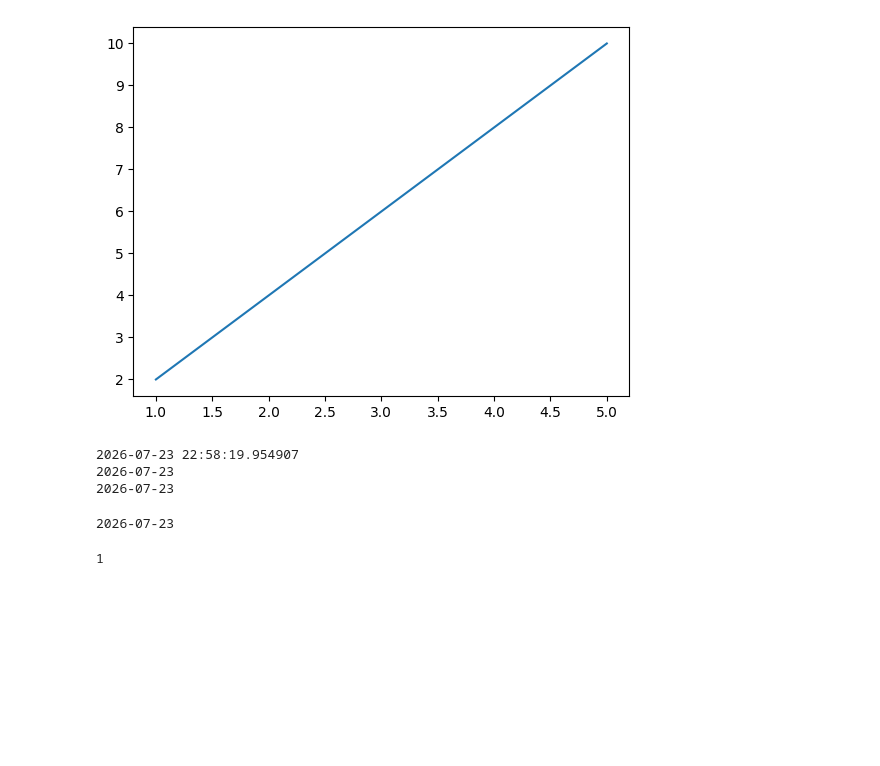
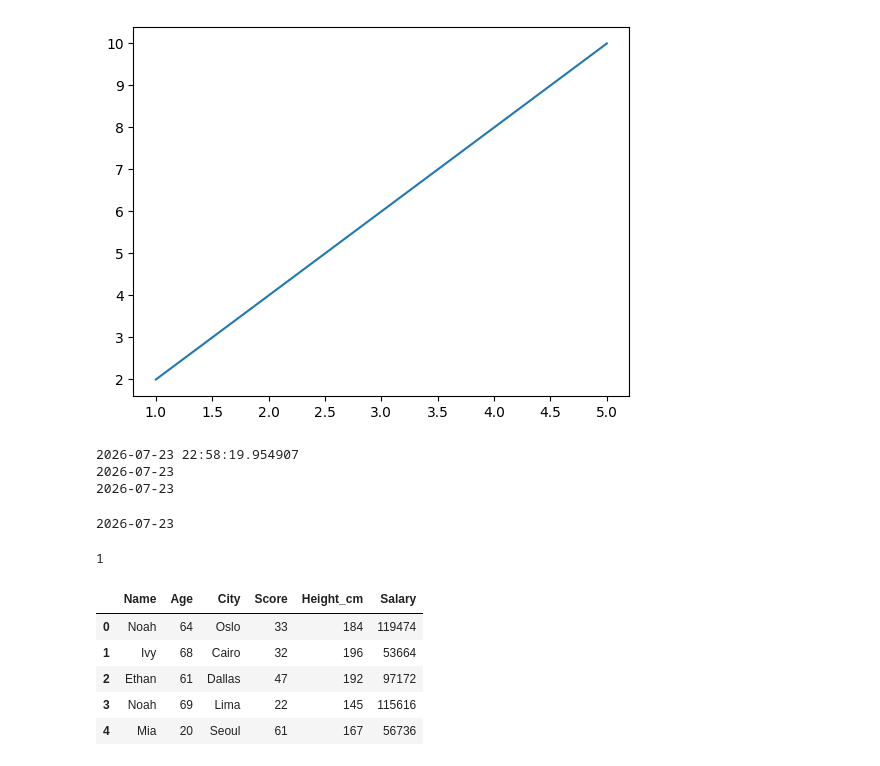
Before and after one commit to Omar-astro/DashForge-library, a Jupyter notebook: test.ipynb, the cells around one changed output. Drawn from its saved outputs; the diff is of its cells as text; code cells hidden in the pictures; blank space fills up the shorter version.

```diff
--- a/test.ipynb
+++ b/test.ipynb
@@ -45,26 +45,32 @@ len(charts) // 3 + (len(charts) % 3 > 0)
 # %% [output]
 1
 # %%
-for row_index, row_charts in enumerate(rows):
-    row_sizes = self.custom_sizes[row_index] if row_index < len(self.custom_sizes) else None
+import pandas as pd
+import numpy as np
 
-    for chart_index, chart in enumerate(row_charts):
-        chart_size = None
-        if row_sizes is not None and chart_index < len(row_sizes):
-            chart_size = row_sizes[chart_index]
+np.random.seed(42)
 
-        chart_style = build_chart_style(chart_size)
+names = ["Ava", "Noah", "Mia", "Liam", "Zoe", "Ethan", "Ivy", "Leo"]
+cities = ["Dallas", "Paris", "Tokyo", "Cairo", "Berlin", "Lima", "Oslo", "Seoul"]
 
-        row_cards.append(
-            html.Div(
-                [
-                    html.Div(...),
-                    html.Div(
-                        dcc.Graph(...),
-                        className="chart-card",
-                        style=chart_style
-                    ),
-                ],
-                className="chart-wrapper",
-            )
-        )
+df = pd.DataFrame({
+    "Name": np.random.choice(names, 50),
+    "Age": np.random.randint(18, 70, 50),
+    "City": np.random.choice(cities, 50),
+    "Score": np.random.randint(0, 101, 50),
+    "Height_cm": np.random.randint(140, 201, 50),
+    "Salary": np.random.randint(30000, 120000, 50),
+    "Name": np.random.choice(names, 50),
+    "Name": np.random.choice(names, 50),
+    "Name": np.random.choice(names, 50),
+    "Name": np.random.choice(names, 50)
+})
+
+df.head()
+# %% [output]
+|  | Name | Age | City | Score | Height_cm | Salary |
+| 0 | Noah | 64 | Oslo | 33 | 184 | 119474 |
+| 1 | Ivy | 68 | Cairo | 32 | 196 | 53664 |
+| 2 | Ethan | 61 | Dallas | 47 | 192 | 97172 |
+| 3 | Noah | 69 | Lima | 22 | 145 | 115616 |
+| 4 | Mia | 20 | Seoul | 61 | 167 | 56736 |
```
Also changed, not shown: 3 other files.
